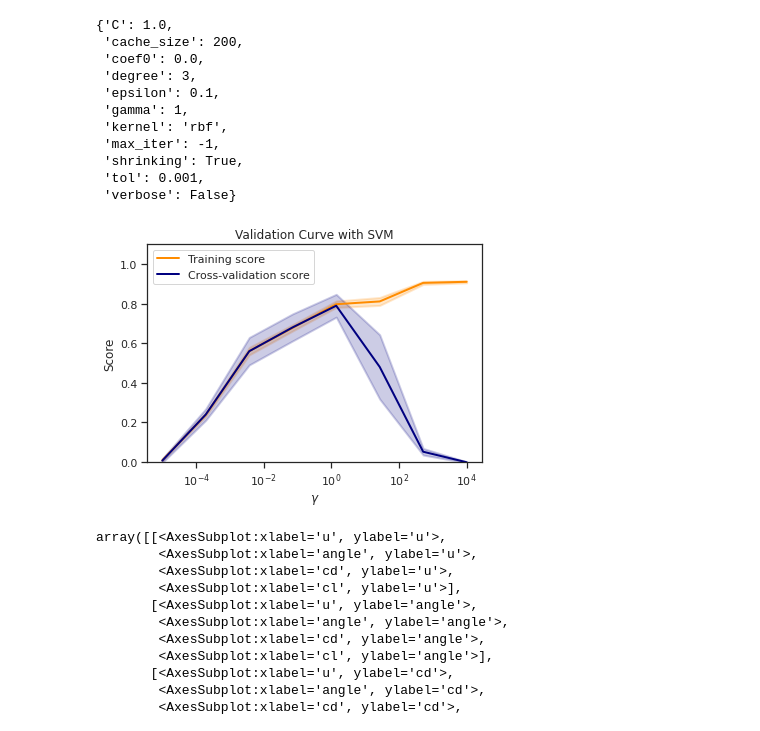
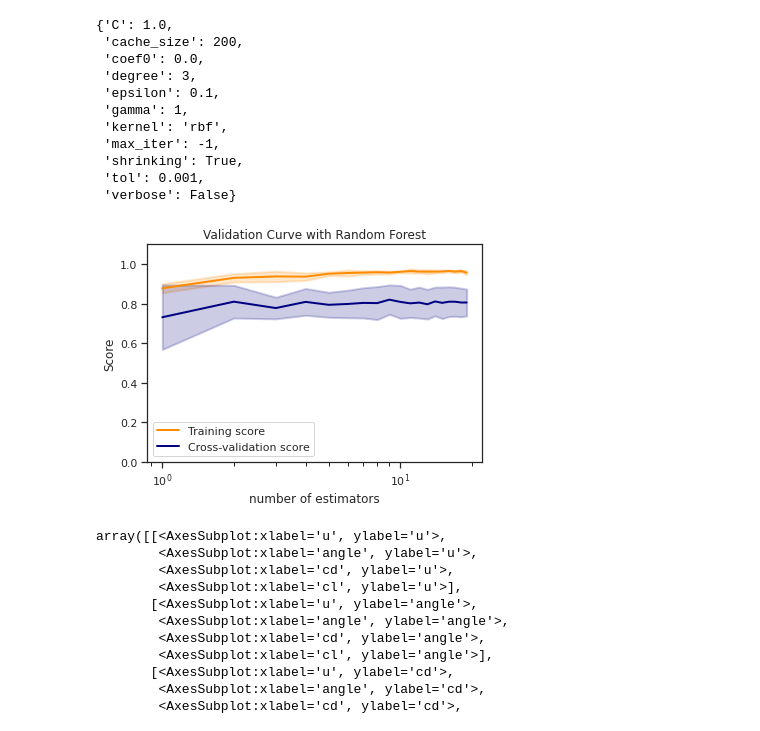
Before and after one commit to sinanh/flowAroundTriangles, a Jupyter notebook: training.ipynb, the cells around one changed output. Saved outputs shown, nothing was run; the diff lists cells and outputs as text; code cells hidden in the pictures.

```diff
--- a/training.ipynb
+++ b/training.ipynb
@@ -511,35 +485,36 @@ clf.estimator.get_params()
 # %%
 X = df[["u", "angle"]].values
 y = df[["cl"]].values.ravel()
 #param_range = np.logspace(0, 3, 8)
 param_range = np.logspace(-5, 4, 8)
+param_range = range(1, 20)
 lw = 2
-plt.title("Validation Curve with SVM")
-plt.xlabel(r"$\gamma$")
+plt.title("Validation Curve with Random Forest")
+plt.xlabel(r"number of estimators")
 plt.ylabel("Score")
 plt.ylim(0.0, 1.1)
 train_scores, test_scores = validation_curve(
-    clf.estimator,X, y, param_name="gamma", param_range=param_range,
+    clf.estimator,X, y, param_name="n_estimators", param_range=param_range,
     scoring="r2", n_jobs=1)
 train_scores_mean = np.mean(train_scores, axis=1)
 train_scores_std = np.std(train_scores, axis=1)
 test_scores_mean = np.mean(test_scores, axis=1)
 test_scores_std = np.std(test_scores, axis=1)
 plt.semilogx(param_range, train_scores_mean, label="Training score",
              color="darkorange", lw=lw)
 plt.fill_between(param_range, train_scores_mean - train_scores_std,
                  train_scores_mean + train_scores_std, alpha=0.2,
                  color="darkorange", lw=lw)
 plt.semilogx(param_range, test_scores_mean, label="Cross-validation score",
              color="navy", lw=lw)
 plt.fill_between(param_range, test_scores_mean - test_scores_std,
                  test_scores_mean + test_scores_std, alpha=0.2,
                  color="navy", lw=lw)
 plt.legend(loc="best")
-plt.savefig("svmvalidation.png")
+plt.savefig("randomforest_alidation.png")
 plt.show()
 # %% [output]
-[figure, old version]
+[figure, new version]
 # %%
 pd.plotting.scatter_matrix(df, alpha=0.2)
 # %% [output]
```
Also changed, not shown: parts of 14 cells of this notebook, 4 other files.
